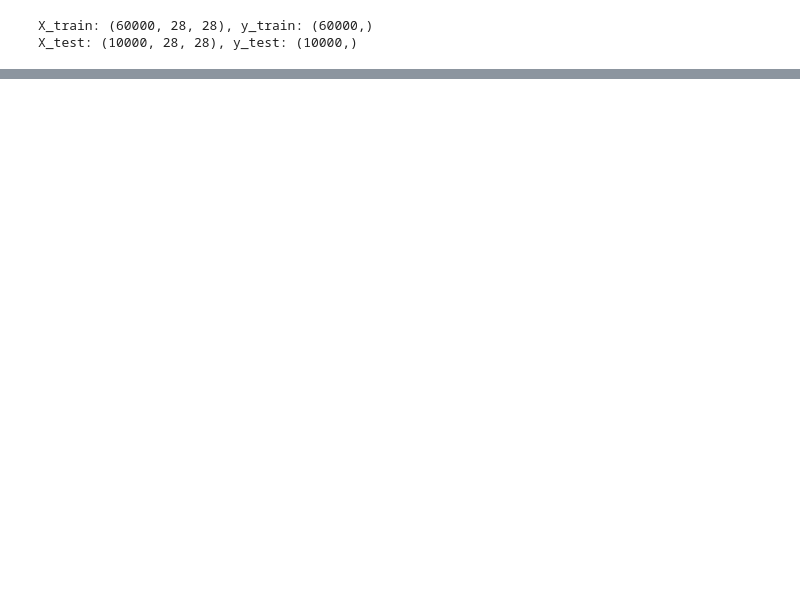
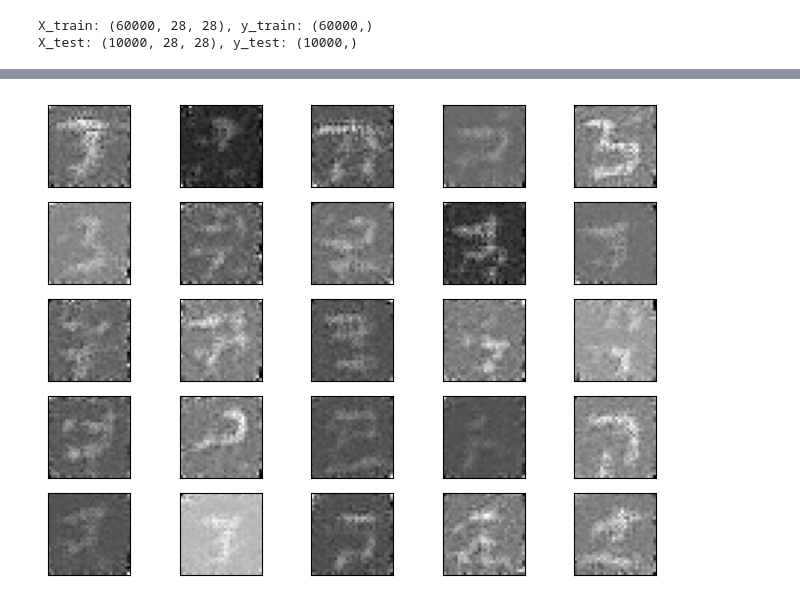
Before and after one commit to glovric/DLFS, a Jupyter notebook: in_progress/Diffusion.ipynb, the cells around one changed output, grey strips where cells are left out. Drawn from its saved outputs; the diff is of its cells as text; code cells hidden in the pictures; blank space fills up the shorter version.

```diff
--- a/in_progress/Diffusion.ipynb
+++ b/in_progress/Diffusion.ipynb
@@ -459,2 +396,2 @@ print(diffusion.model.output.mean(), diffusion.model.output.std())
 # %%
-new_images = diffusion.generate(10, 1, 28, 28)
+new_images = diffusion.generate(n_samples=25)
@@ -470,0 +398,16 @@ plt.show()
+# %%
+fig, ax = plt.subplots(nrows=5, ncols=5, figsize=(7, 5))
+ax = ax.flatten()
+
+for idx, x in enumerate(new_images):
+
+    img = x.reshape(28, 28)
+
+    ax[idx].imshow(img, cmap='gray')
+    ax[idx].set_xticks([])
+    ax[idx].set_yticks([])
+
+plt.tight_layout()
+plt.show()
+# %% [output]
+[figure, added]
```
Also changed, not shown: parts of 20 cells of this notebook, 3 other files.
